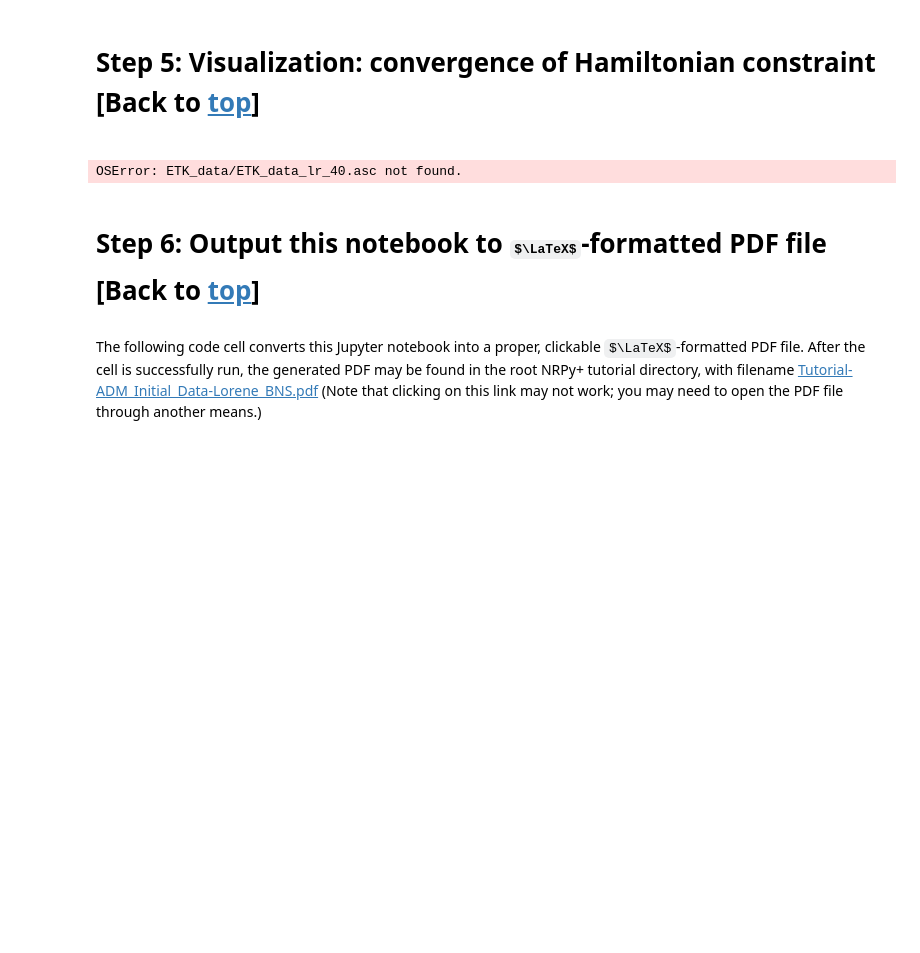
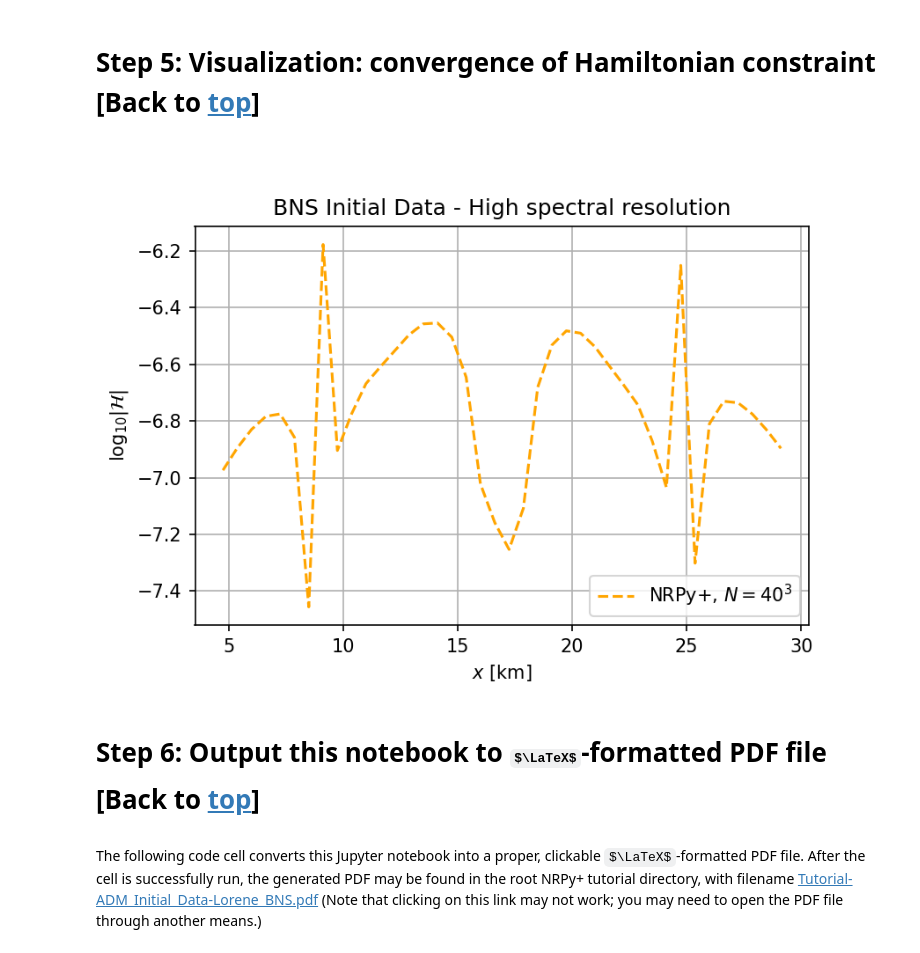
Before and after one commit to stevenrbrandt/nrpytutorial, a Jupyter notebook: in_progress/Tutorial-ADM_Initial_Data-Lorene_BNS.ipynb, the cells around one changed output. Cells and saved outputs as stored; diff of their text form; code cells hidden in the pictures; some formulas as TeX source; blank space fills up the shorter version.

```diff
--- a/in_progress/Tutorial-ADM_Initial_Data-Lorene_BNS.ipynb
+++ b/in_progress/Tutorial-ADM_Initial_Data-Lorene_BNS.ipynb
@@ -1308,36 +1425,36 @@ $$\label{constraint_violations}$$
 # %%
 import numpy as np
 import matplotlib.pyplot as plt
 from IPython.display import Image
 
-outfile_1_etk  = os.path.join("ETK_data","ETK_data_lr_40.asc")
+# outfile_1_etk  = os.path.join("ETK_data","ETK_data_lr_40.asc")
 # outfile_2_etk  = os.path.join("ETK_data","ETK_data_hr_80.asc")
 outfile_1_nrpy = os.path.join(data_dir,"initial_data_grid_1.x.asc")
 # outfile_2_nrpy = os.path.join(data_dir,"initial_data_grid_hr_80.x.asc")
 
-data_1_etk  = np.loadtxt(outfile_1_etk).T
+# data_1_etk  = np.loadtxt(outfile_1_etk).T
 # data_2_etk  = np.loadtxt(outfile_2_etk).T
 data_1_nrpy = np.loadtxt(outfile_1_nrpy).T
 # data_2_nrpy = np.loadtxt(outfile_2_nrpy).T
 
 fig = plt.figure()
 
 plt.title("BNS Initial Data - High spectral resolution")
 plt.grid()
 plt.ylabel(r"$\log_{10}\left|\mathcal{H}\right|$")
 plt.xlabel(r"$x$ [km]")
-plt.plot(data_1_etk[0],np.log10(np.maximum(np.abs(data_1_etk[7][:]),1e-15)),'blue',label=r"ETK, $N=40^{3}$")
+# plt.plot(data_1_etk[0],np.log10(np.maximum(np.abs(data_1_etk[7][:]),1e-15)),'blue',label=r"ETK, $N=40^{3}$")
 plt.plot(data_1_nrpy[0],np.log10(np.maximum(np.abs(data_1_nrpy[6][:]),1e-15)),'orange',ls='--',label="NRPy+, $N=40^{3}$")
 # plt.plot(data_2_etk[0],np.log10(np.maximum(np.abs(data_2_etk[4][:]),1e-15)),'green',ls=":",label=r"ETK, $N=80^{3}$")
 # plt.plot(data_2_nrpy[0],np.log10(np.maximum(np.abs(data_2_nrpy[3][:]),1e-15)),'red',ls='-.',label="NRPy+, $N=80^{3}$")
 plt.legend()
 
 outfig = "constraint_violations.png"
 plt.savefig(outfig,dpi=150,facecolor='white')
 plt.close(fig)
 Image(outfig)
 # %% [output]
-OSError: ETK_data/ETK_data_lr_40.asc not found.
+[figure, added]
 # %%
 # fig,axs = plt.subplots(figsize=(9,3),ncols=3,nrows=1,sharex=True)
 # for i in range(len(axs)):
```
Also changed, not shown: parts of 11 cells of this notebook.
